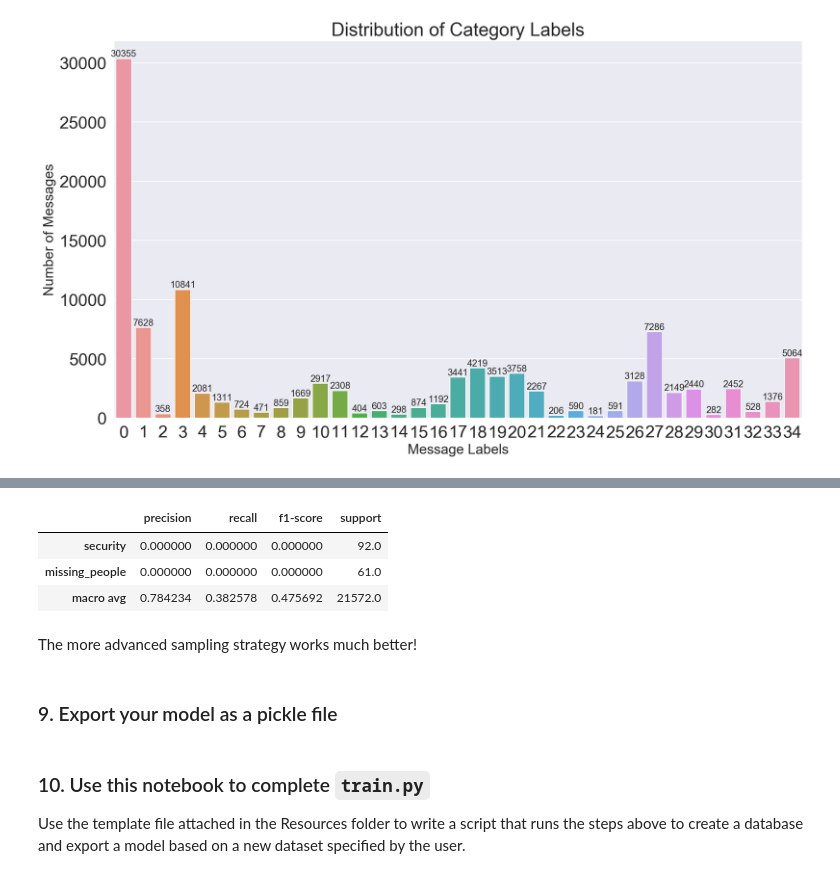
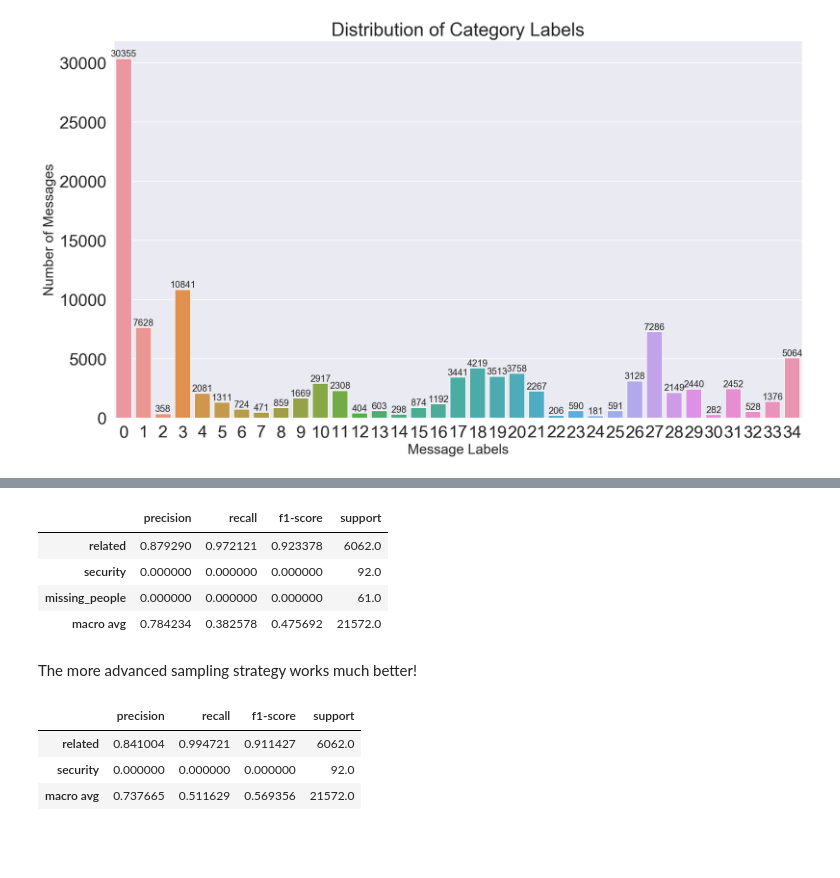
Before and after one commit to suebatista/Disaster-Response-Pipeline-Udacity, a Jupyter notebook: ML Pipeline Preparation.ipynb, the cells around one changed output, grey strips where cells are left out. Saved outputs shown, nothing was run; the diff lists cells and outputs as text; code cells hidden in the pictures; blank space fills up the shorter version.

```diff
--- a/ML Pipeline Preparation.ipynb
+++ b/ML Pipeline Preparation.ipynb
@@ -311,15 +279,11 @@ The Jaccard score on the test data set is: 0.5921334878009276
 # %%
 report_sample = model_sample.report
-report_sample[(report_sample['precision'] == 0.0) | (report_sample.index == 'macro avg')]
+report_sample[(report_sample.index == 'related') | (report_sample['precision'] == 0.0) | (report_sample.index == 'macro avg')]
 # %% [output]
 |  | precision | recall | f1-score | support |
+| related | 0.879290 | 0.972121 | 0.923378 | 6062.0 |
 | security | 0.000000 | 0.000000 | 0.000000 | 92.0 |
 | missing_people | 0.000000 | 0.000000 | 0.000000 | 61.0 |
 | macro avg | 0.784234 | 0.382578 | 0.475692 | 21572.0 |
 # %% [markdown]
 The more advanced sampling strategy works much better!
-# %% [markdown]
-### 9. Export your model as a pickle file
-# %% [markdown]
-### 10. Use this notebook to complete `train.py`
-Use the template file attached in the Resources folder to write a script that runs the steps above to create a database and export a model based on a new dataset specified by the user.
@@ -325,0 +294,9 @@ Use the template file attached in the Resources folder to write a script that ru
+# %%
+report_sample_adj = classification_report(model_sample.y_test, y_pred_adj, target_names = target_names, output_dict=True)
+report_sample_adj = pd.DataFrame(report_sample_adj).transpose()
+report_sample_adj[(report_sample_adj.index == 'related') | (report_sample_adj['precision'] == 0.0) | (report_sample_adj.index == 'macro avg')]
+# %% [output]
+|  | precision | recall | f1-score | support |
+| related | 0.841004 | 0.994721 | 0.911427 | 6062.0 |
+| security | 0.000000 | 0.000000 | 0.000000 | 92.0 |
+| macro avg | 0.737665 | 0.511629 | 0.569356 | 21572.0 |
```
Also changed, not shown: parts of 32 cells of this notebook, 1 other file.
